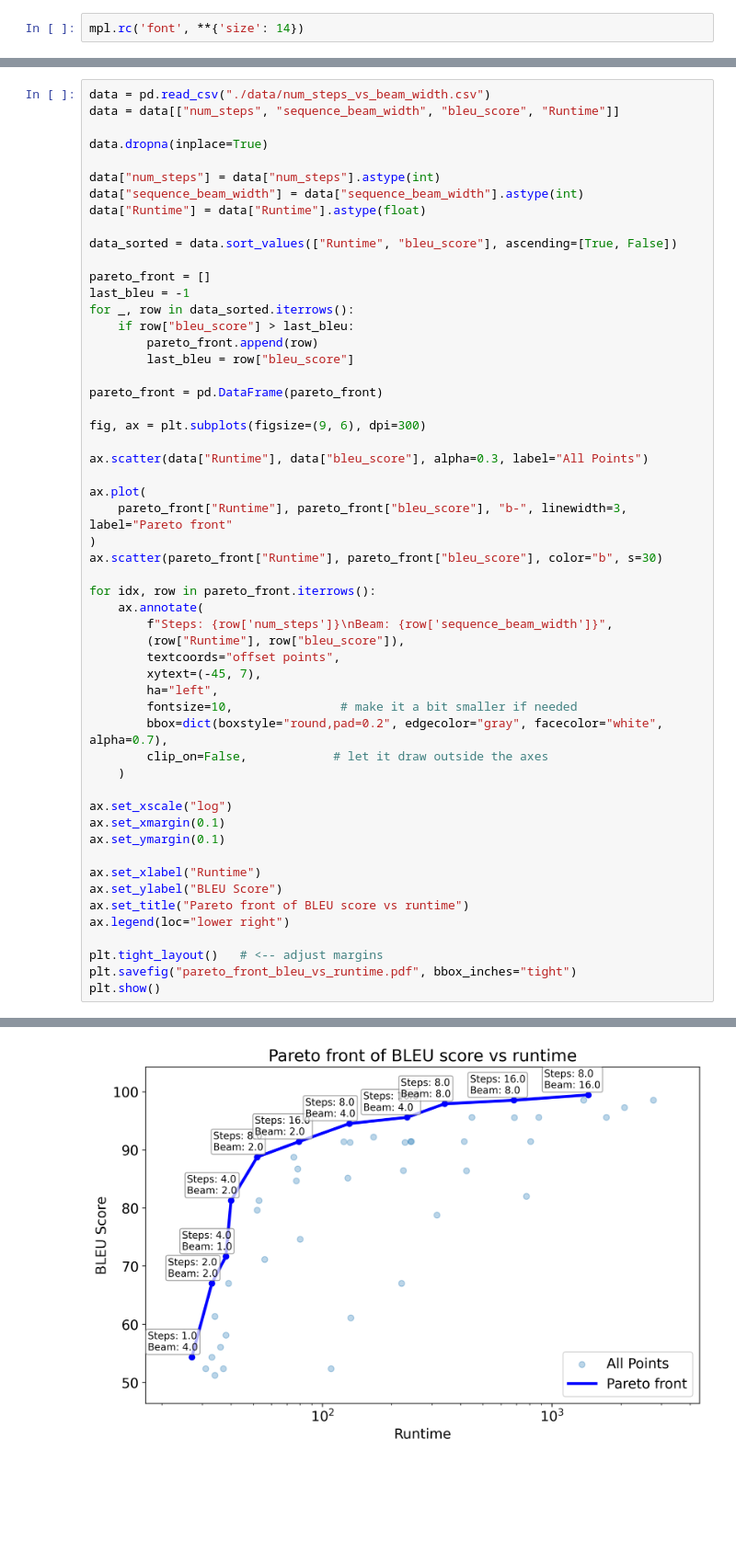
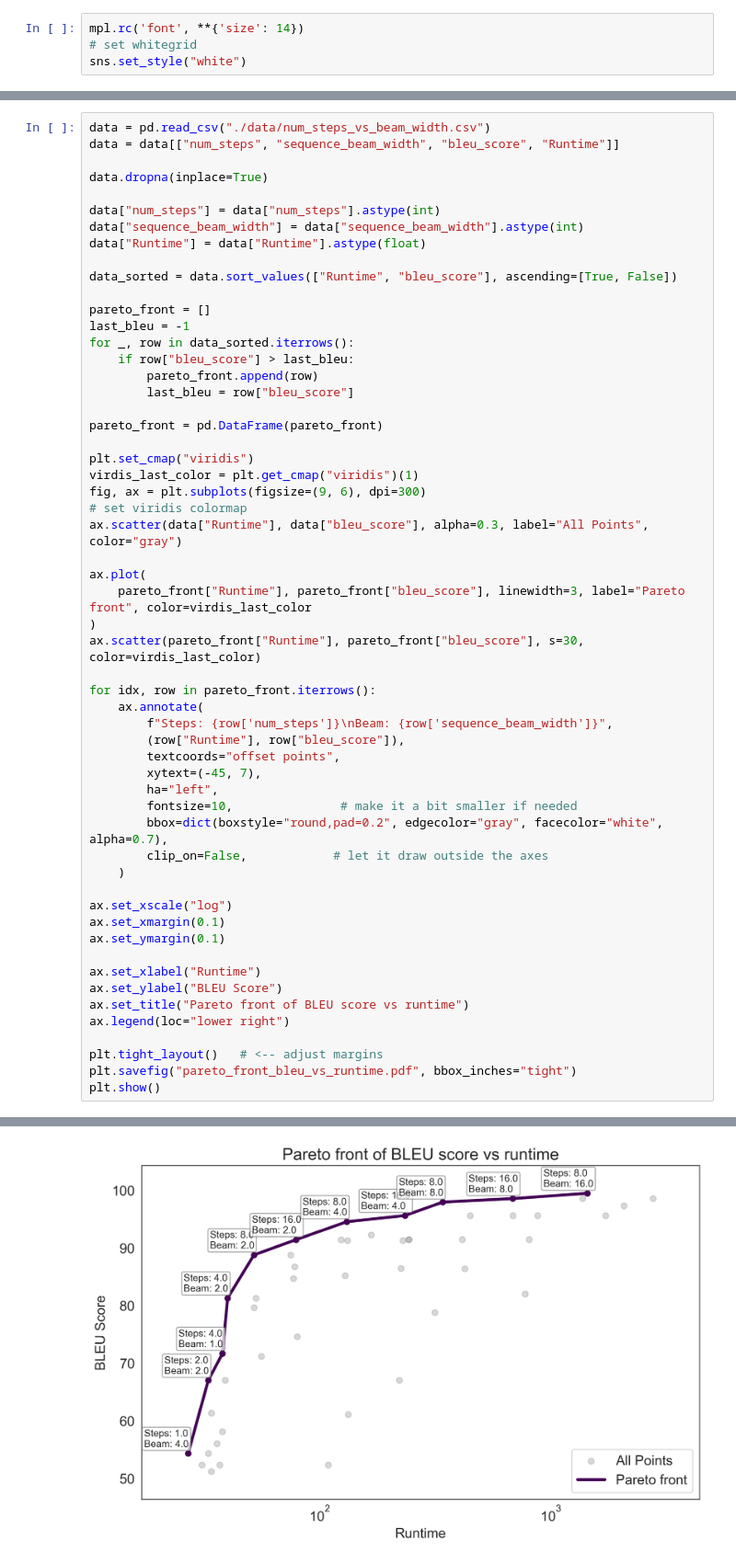
Before and after one commit to dqmis/ir2, a Jupyter notebook: notebooks/plots.ipynb, the cells around one changed output, grey strips where cells are left out. Shown at 92% size. Cells and saved outputs as stored; diff of their text form; blank space fills up the shorter version.

Commit message:
Added last plot

```diff
--- a/notebooks/plots.ipynb
+++ b/notebooks/plots.ipynb
@@ -5,5 +7,7 @@ import pandas as pd
 # %%
 mpl.rc('font', **{'size': 14})
+# set whitegrid
+sns.set_style("white")
 # %%
 data = pd.read_csv("./data/num_steps_vs_beam_width.csv")
 data = data[["num_steps", "sequence_beam_width", "bleu_score", "Runtime"]]
@@ -95,14 +99,16 @@ for _, row in data_sorted.iterrows():
 
 pareto_front = pd.DataFrame(pareto_front)
 
+plt.set_cmap("viridis")
+virdis_last_color = plt.get_cmap("viridis")(1)
 fig, ax = plt.subplots(figsize=(9, 6), dpi=300)
-
-ax.scatter(data["Runtime"], data["bleu_score"], alpha=0.3, label="All Points")
+# set viridis colormap
+ax.scatter(data["Runtime"], data["bleu_score"], alpha=0.3, label="All Points", color="gray")
 
 ax.plot(
-    pareto_front["Runtime"], pareto_front["bleu_score"], "b-", linewidth=3, label="Pareto front"
+    pareto_front["Runtime"], pareto_front["bleu_score"], linewidth=3, label="Pareto front", color=virdis_last_color
 )
-ax.scatter(pareto_front["Runtime"], pareto_front["bleu_score"], color="b", s=30)
+ax.scatter(pareto_front["Runtime"], pareto_front["bleu_score"], s=30, color=virdis_last_color)
 
 for idx, row in pareto_front.iterrows():
     ax.annotate(
@@ -132,4 +139,4 @@ plt.show()
-[figure, old version]
+[figure, new version]
 # %%
 data = pd.read_csv("./data/seq_len_exps.csv")
 name_map = {
```
Also changed, not shown: parts of 5 cells of this notebook, 6 other files.
